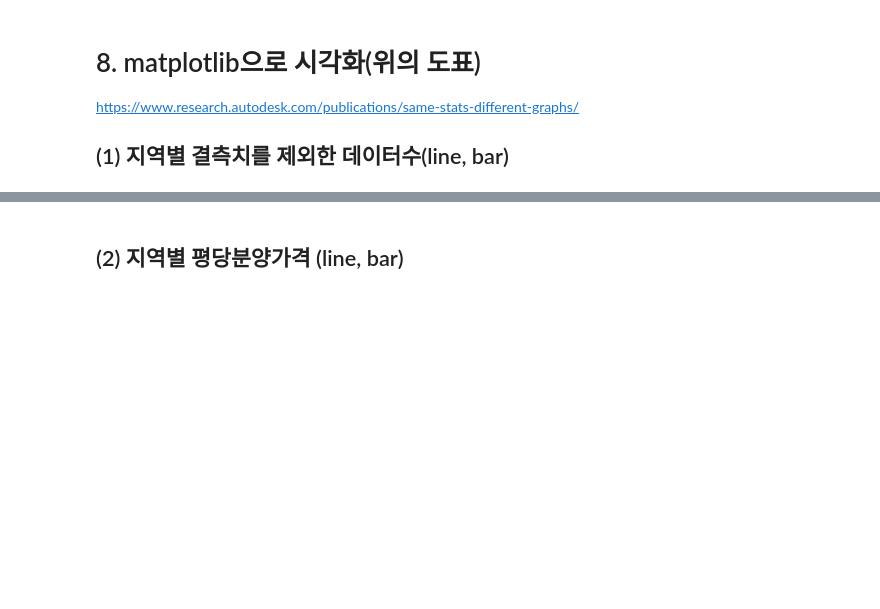
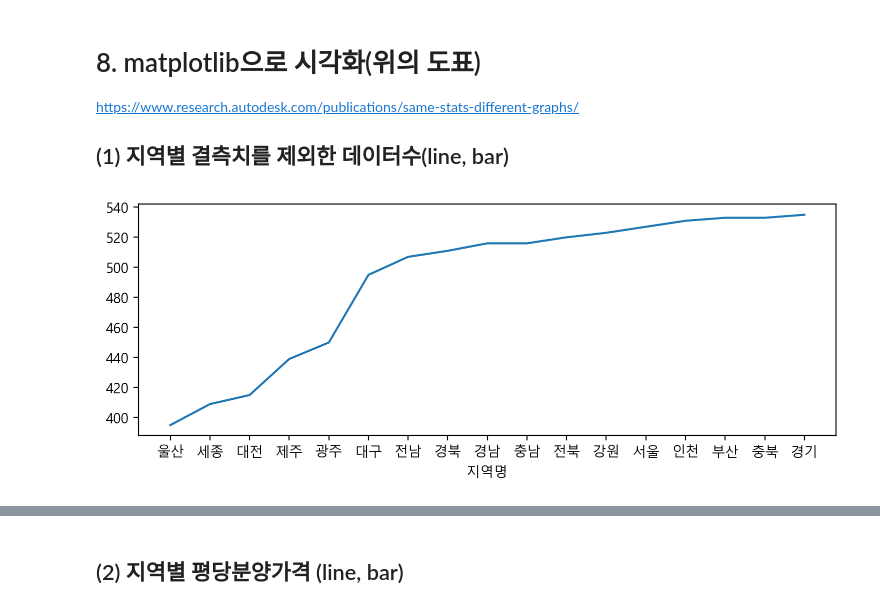
Before and after one commit to tangerineTaste/ai_x, a Jupyter notebook: source/01_python/ch13_예1_포트폴리오_아파트분양가분석.ipynb, the cells around one changed output, grey strips where cells are left out. Cells and saved outputs as stored; diff of their text form; code cells hidden in the pictures; blank space fills up the shorter version.

```diff
--- a/source/01_python/ch13_예1_포트폴리오_아파트분양가분석.ipynb
+++ b/source/01_python/ch13_예1_포트폴리오_아파트분양가분석.ipynb
@@ -329,3 +689,12 @@ df_last.to_csv('data/df_last.csv', index=False) # 전처리 단계 백업
 # 8. matplotlib으로 시각화(위의 도표)
 https://www.research.autodesk.com/publications/same-stats-different-graphs/
 ## (1) 지역별 결측치를 제외한 데이터수(line, bar)
+# %%
+result = df_last.groupby('지역명')['평당분양가격'].count().sort_values()
+plt.figure(figsize=(9,3))
+ax = result.plot.line()
+ax.set_xticks(range(len(result)))
+ax.set_xticklabels(result.index, rotation=0)
+plt.show()
+# %% [output]
+[figure, added]
```
Also changed, not shown: parts of 83 cells of this notebook, 3 other files.
